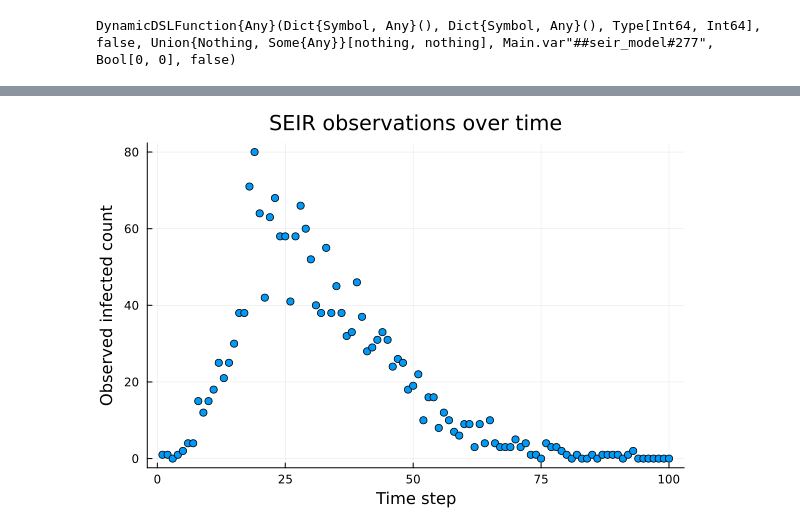
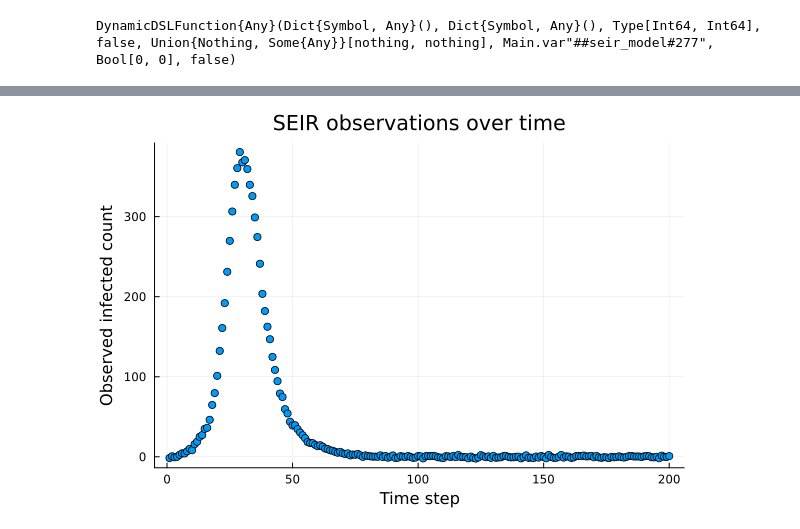
Before and after one commit to squarerootminusone/pmi, a Jupyter notebook: tycho/SEIR.ipynb, the cells around one changed output, grey strips where cells are left out. Drawn from its saved outputs; the diff is of its cells as text; code cells hidden in the pictures.

```diff
--- a/tycho/SEIR.ipynb
+++ b/tycho/SEIR.ipynb
@@ -73,13 +353,23 @@ Latent parameters:
 # %%
-obs = get_retval(trace)
+Random.seed!(125)
 
+param = choicemap(
+    :beta_var  => beta_posterior_base,
+    :sigma_var => sigma_posterior_base,
+    :gamma_var => gamma_posterior_base
+)
+
+trace, _ = generate(seir_model, (T, N), param)
+observations = get_retval(trace)
+
+# Plot the observations
 scatter(
-    1:length(obs),
-    obs,
+    1:length(observations),
+    observations,
     xlabel = "Time step",
     ylabel = "Observed infected count",
     title = "SEIR observations over time",
     legend = false
 )
 # %% [output]
-[figure, old version]
+[figure, new version]
```
Also changed, not shown: parts of 12 cells of this notebook, 1 other file.
